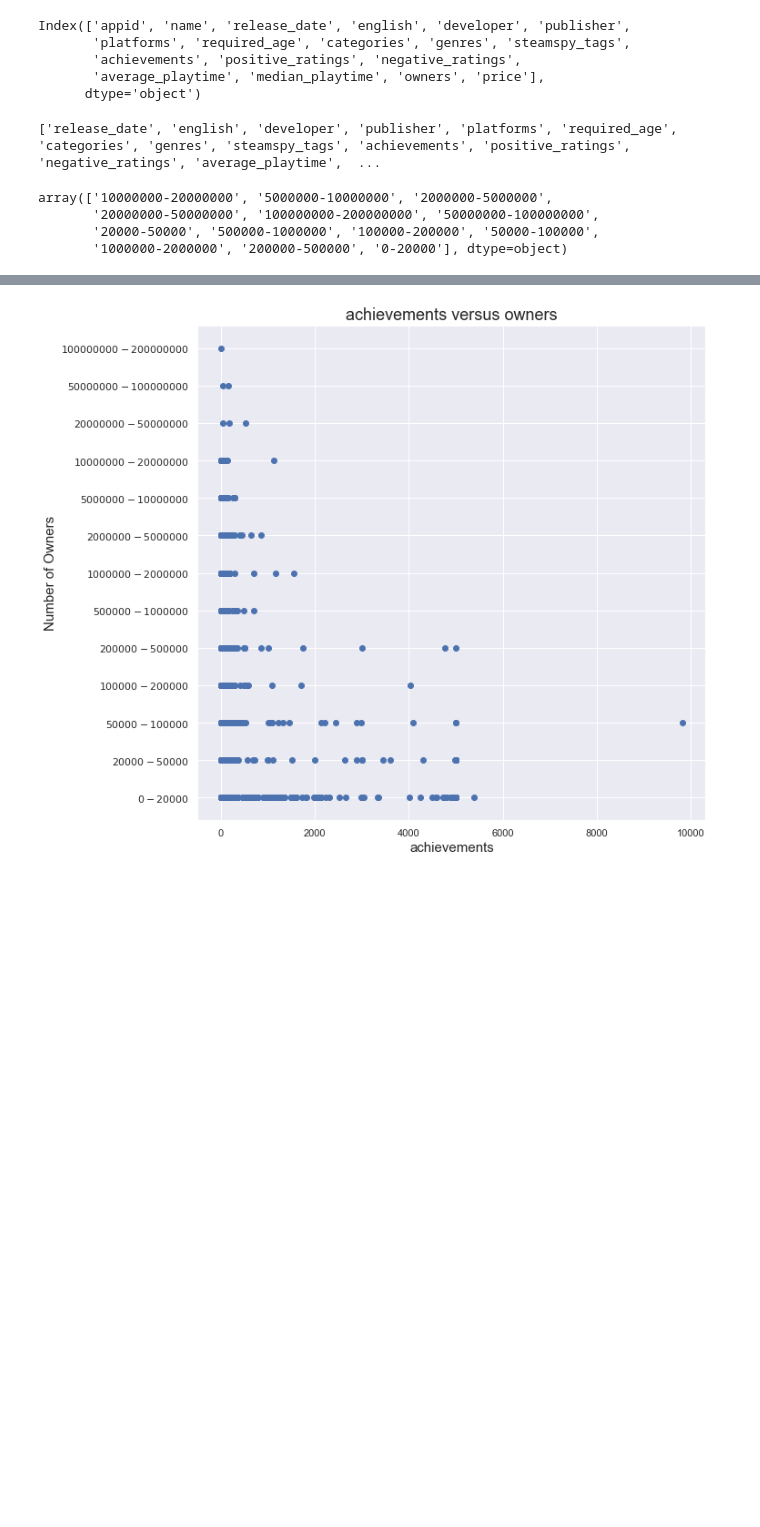
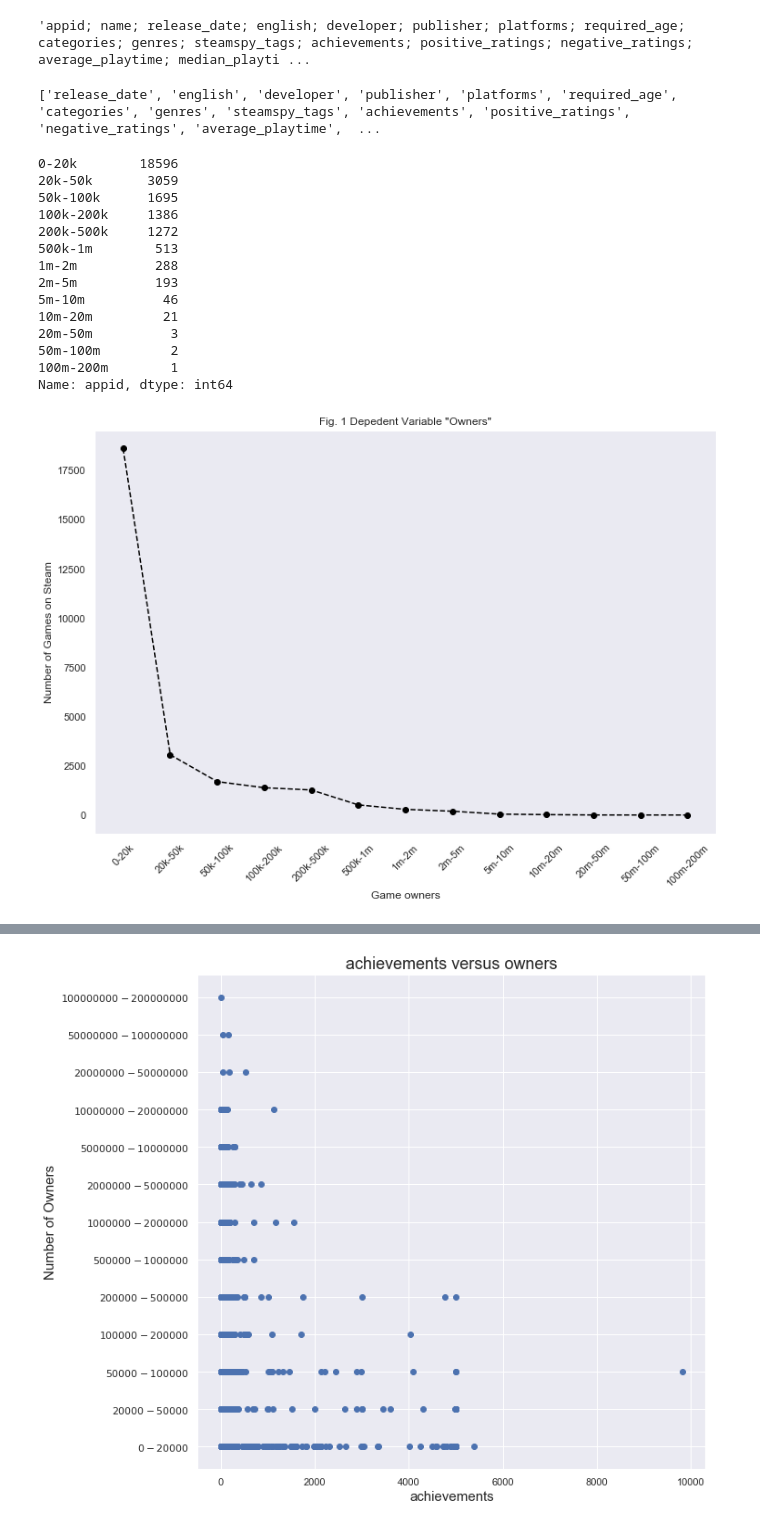
Before and after one commit to XyLearningProgramming/Steam-sales-pred, a Jupyter notebook: EDA for game price - box plot.ipynb, the cells around one changed output, grey strips where cells are left out. Saved outputs shown, nothing was run; the diff lists cells and outputs as text; code cells hidden in the pictures; blank space fills up the shorter version.

```diff
--- a/EDA for game price - box plot.ipynb
+++ b/EDA for game price - box plot.ipynb
@@ -9,31 +9,49 @@ from scipy import stats
 from pylab import *
 # %%
 df = pd.read_csv('steam.csv')
-df.columns
+'; '.join(df.columns)
 # %% [output]
-Index(['appid', 'name', 'release_date', 'english', 'developer', 'publisher',
-       'platforms', 'required_age', 'categories', 'genres', 'steamspy_tags',
-       'achievements', 'positive_ratings', 'negative_ratings',
-       'average_playtime', 'median_playtime', 'owners', 'price'],
-      dtype='object')
+'appid; name; release_date; english; developer; publisher; platforms; required_age; categories; genres; steamspy_tags; achievements; positive_ratings; negative_ratings; average_playtime; median_playti ...
 # %%
 feature = [i for i in df.columns if i not in ['appid', 'name']]
 # pd.set_option('display.max_columns', None)
 print(feature)
 # %% [output]
 ['release_date', 'english', 'developer', 'publisher', 'platforms', 'required_age', 'categories', 'genres', 'steamspy_tags', 'achievements', 'positive_ratings', 'negative_ratings', 'average_playtime',  ...
-# %%
-df['owners'].unique()
-# %% [output]
-array(['10000000-20000000', '5000000-10000000', '2000000-5000000',
-       '20000000-50000000', '100000000-200000000', '50000000-100000000',
-       '20000-50000', '500000-1000000', '100000-200000', '50000-100000',
-       '1000000-2000000', '200000-500000', '0-20000'], dtype=object)
 # %%
 num_feature = ['achievements', 'positive_ratings', 'negative_ratings', 'average_playtime', 'median_playtime', 'price']
 cat_feature = ['release_date', 'english', 'developer', 'publisher', 'platforms', 'required_age', 'categories', 'genres', 'steamspy_tags']
 cols = ['0-20000', '20000-50000', '50000-100000', '100000-200000', '200000-500000', '500000-1000000', '1000000-2000000', '2000000-5000000',
         '5000000-10000000', '10000000-20000000', '20000000-50000000', '50000000-100000000', '100000000-200000000']
 recols = pd.Series(['0-20k', '20k-50k', '50k-100k', '100k-200k', '200k-500k', '500k-1m', '1m-2m', '2m-5m', '5m-10m', '10m-20m', '20m-50m',
                     '50m-100m', '100m-200m'])
+df['owners'].unique()
+f,ax = plt.subplots(figsize=[12,8])
+owners = df.groupby(['owners']).count()['appid']
+owners = owners.reindex(cols)
+owners.index = recols
+ax.plot(owners.index,owners.values,'o--',color='black')
+ax.tick_params('x',labelrotation=45)
+ax.grid()
+ax.set_xlabel('Game owners')
+ax.set_ylabel('Number of Games on Steam')
+ax.set_title('Fig. 1 Depedent Variable "Owners"')
+f.savefig('Fig. 1 Owners.jpg',bbox_inches='tight',api=600)
+print(owners)
+# %% [output]
+0-20k        18596
+20k-50k       3059
+50k-100k      1695
+100k-200k     1386
+200k-500k     1272
+500k-1m        513
+1m-2m          288
+2m-5m          193
+5m-10m          46
+10m-20m         21
+20m-50m          3
+50m-100m         2
+100m-200m        1
+Name: appid, dtype: int64
+[figure, added]
 # %%
```
Also changed, not shown: parts of 5 cells of this notebook, 2 other files.
